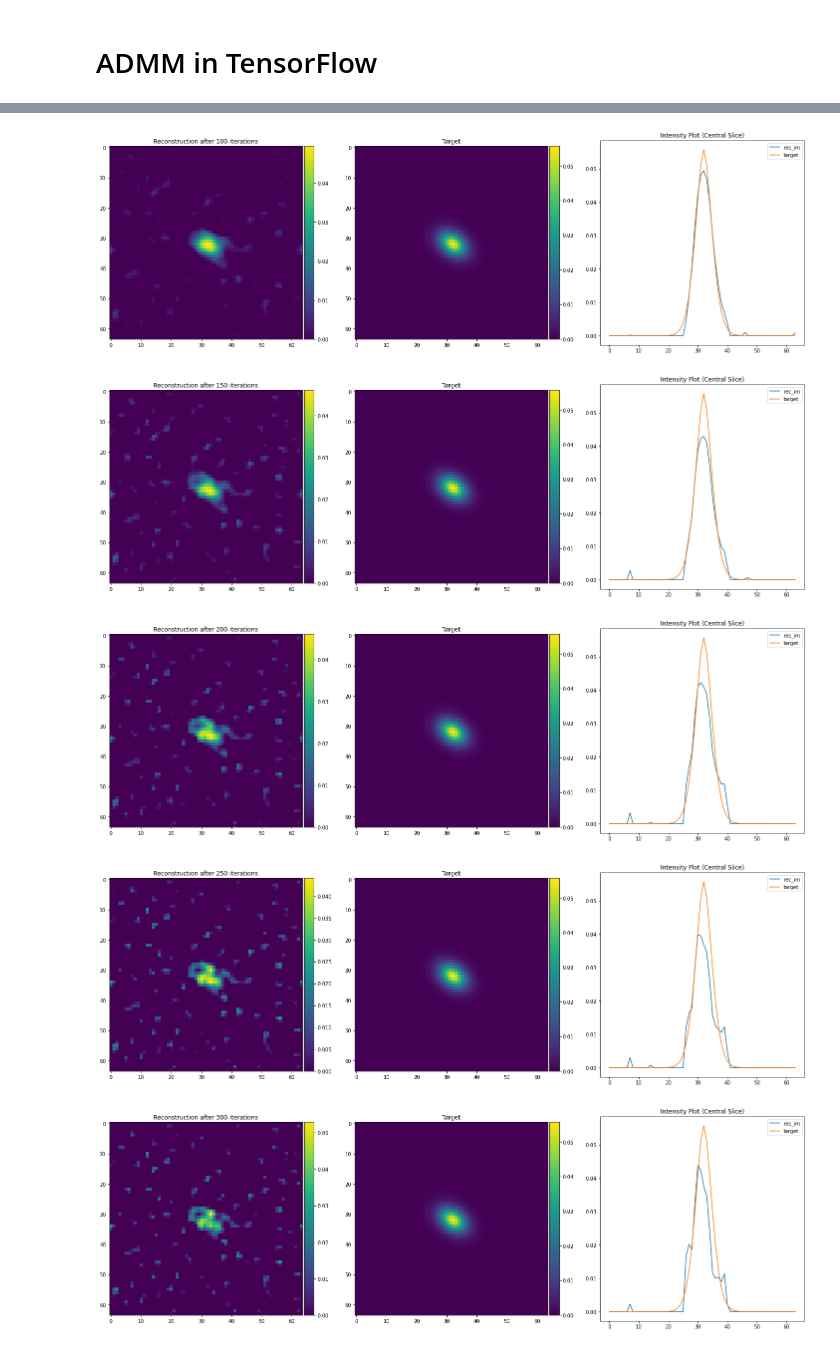
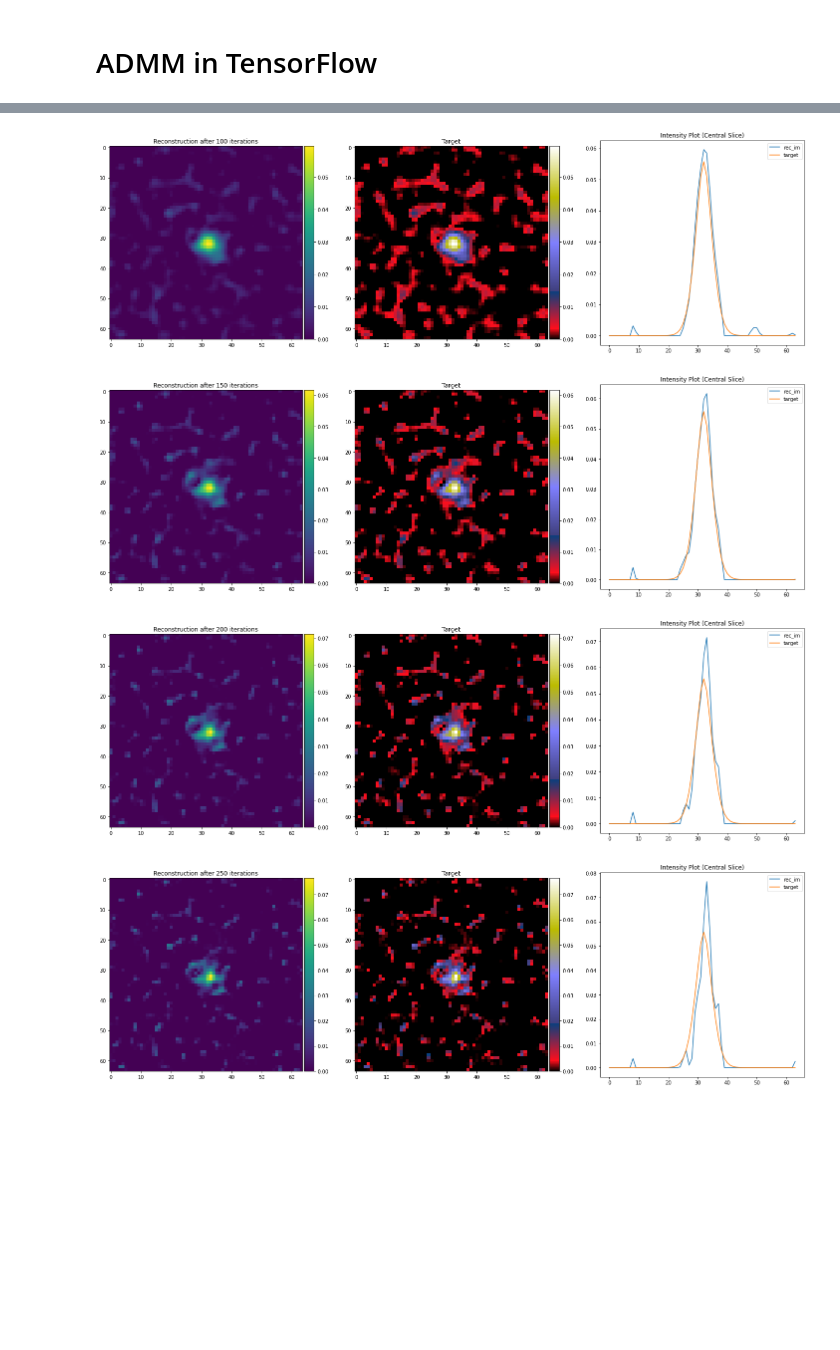
Before and after one commit to utsav-akhaury/PnP-ADMM, a Jupyter notebook: ADMM_param_UNet.ipynb, the cells around one changed output, grey strips where cells are left out. Drawn from its saved outputs; the diff is of its cells as text; code cells hidden in the pictures; blank space fills up the shorter version.

Commit message:
ADMM + U-Net (param data)

```diff
--- a/ADMM_param_UNet.ipynb
+++ b/ADMM_param_UNet.ipynb
@@ -347,7 +347,6 @@ def runADMM(y, x_0, psf, grad, z_0, mu_0, rho_0, rho_max, eta, gamma, disp_step,
 
         z_k1 = tf.expand_dims(tf.expand_dims(z_k1, axis=0), axis=-1)
         z_k1 = tf.cast(tf.squeeze(model(z_k1)), tf.float32)
-        z_k1 = soft_thresh(z_k1, 2*tf.math.reduce_std(z_k1[0:20,0:20]))
 
 
         ## mu update
@@ -390,7 +389,7 @@ def runADMM(y, x_0, psf, grad, z_0, mu_0, rho_0, rho_max, eta, gamma, disp_step,
 
         # Reconstruction
 
-        final_im = soft_thresh(x_k, tf.math.reduce_std(x_k))
+        final_im = x_k
 
 
         # Compute NMSE
@@ -407,12 +406,42 @@ def runADMM(y, x_0, psf, grad, z_0, mu_0, rho_0, rho_max, eta, gamma, disp_step,
         # Display plots
 
         if (k+1)%disp_step==0 and k!=0:
-            plot_utils.plot_iter(final_im, gal_target, y, k+1)
+
+            #plot_utils.plot_iter(final_im, gal_target, y, k+1)
+
+            fig = plt.subplots(1,3, figsize=(25,25))
+
+            plt.subplot(131)
+            plt.title('Reconstruction after {} iterations'.format(k+1))
+            ax1 = plt.gca()
+            rec = tf.keras.backend.get_value(final_im)
+            im1 = ax1.imshow(rec)
+            divider = make_axes_locatable(ax1)
+            cax1 = divider.append_axes("right", size="5%", pad=0.05)
+            plt.colorbar(im1, cax=cax1)
+
+            plt.subplot(132)
+            plt.title('Target')
+            ax2 = plt.gca()
+            im2 = ax2.imshow(rec, cmap='gist_stern')
+            divider = make_axes_locatable(ax2)
+            cax2 = divider.append_axes("right", size="5%", pad=0.05)
+            plt.colorbar(im2, cax=cax2)
+
+            plt.subplot(133)
+            plt.title('Intensity Plot (Central Slice)')
+            ax3 = plt.gca()
+            ax3.plot(tf.keras.backend.get_value(final_im)[y.get_shape().as_list()[0]//2,:], label='rec_im')
+            ax3.plot(gal_target[y.get_shape().as_list()[0]//2,:], label='target')
+            plt.legend()
+            ax3.set_aspect(1.0/ax3.get_data_ratio())
+
+            plt.show(fig)
 
 
     return x_opt, cost, nmse_arr
 # %%
-n_iter = 300
+n_iter = 250
 disp_step = 50
 
 
@@ -434,8 +463,7 @@ x_opt, cost, nmse_arr = runADMM(gal_input_tf, x_0, psf_tf, grad, z_0, mu_0, rho_
-[figure, old version]
+[figure, new version]
-[figure, old version]
+[figure, new version]
-[figure, old version]
+[figure, new version]
-[figure, old version]
+[figure, new version]
-[figure, removed]
 # %%
 # Comparison
 plot_utils.comparison(x_opt, gal_target_tf, gal_input_tf, psf_tf, fftconvolve)
```
Also changed, not shown: parts of 5 cells of this notebook.
